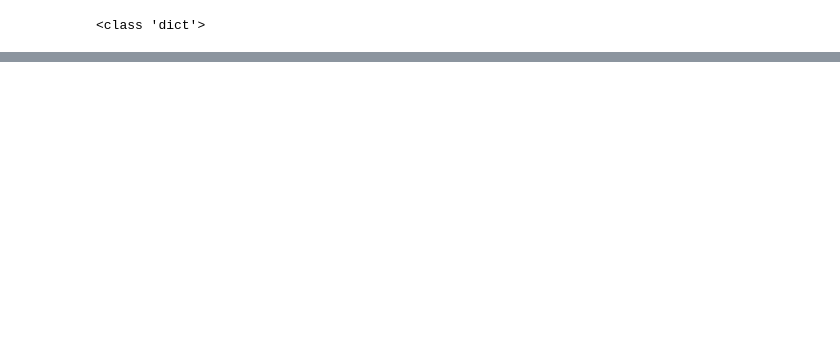
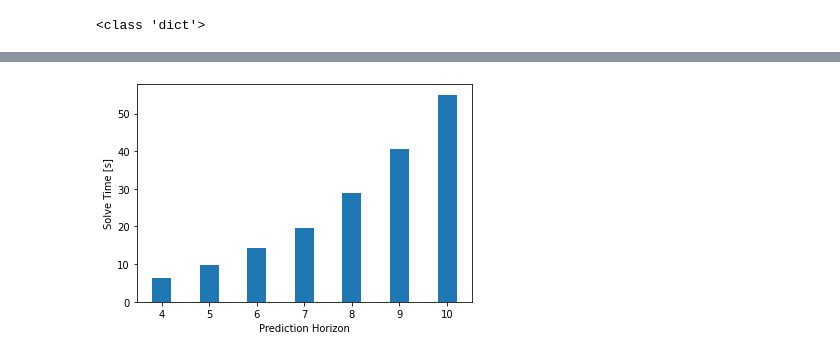
Before and after one commit to niospinag/Thesis-Nestor, a Jupyter notebook: Thesis_simulations/No_restricted/plot data.ipynb, the cells around one changed output, grey strips where cells are left out. Cells and saved outputs as stored; diff of their text form; code cells hidden in the pictures; blank space fills up the shorter version.

```diff
--- a/Thesis_simulations/No_restricted/plot data.ipynb
+++ b/Thesis_simulations/No_restricted/plot data.ipynb
@@ -93,24 +100,27 @@ plt.show()
 # %%
 range_horizon = [4,5,6,7,8,9,10]
 range_vehicles = [2,3,4,5,6,7,8,9,10,11,12]
 
 # time of whole time vs horizon
 sim_time = []
 k_time = []
 for i in range_horizon:
     mat = spio.loadmat(f'11vehicles/datasave/data_11v_{i}N.mat', squeeze_me=True)
     sim_time.append(mat['End'])
     k_time.append(mat['ktime'])
 
 fig = plt.figure()
 
 # creating the bar plot
 plt.bar(range_horizon, sim_time, width = 0.4)
 plt.xlabel("Prediction Horizon")
 plt.ylabel("Solve Time [s]")
-plt.title("Students enrolled in different courses")
+# plt.title("Students enrolled in different courses")
+plt.savefig(f"Images\\{scenario}_solve_time.svg", format='svg')
 plt.show()
 # sim_time
+# %% [output]
+[figure, added]
 # %%
 df_ktime = pd.DataFrame(k_time)
 df_ktime['horizon'] = range_horizon
```
Also changed, not shown: parts of 15 cells of this notebook.
